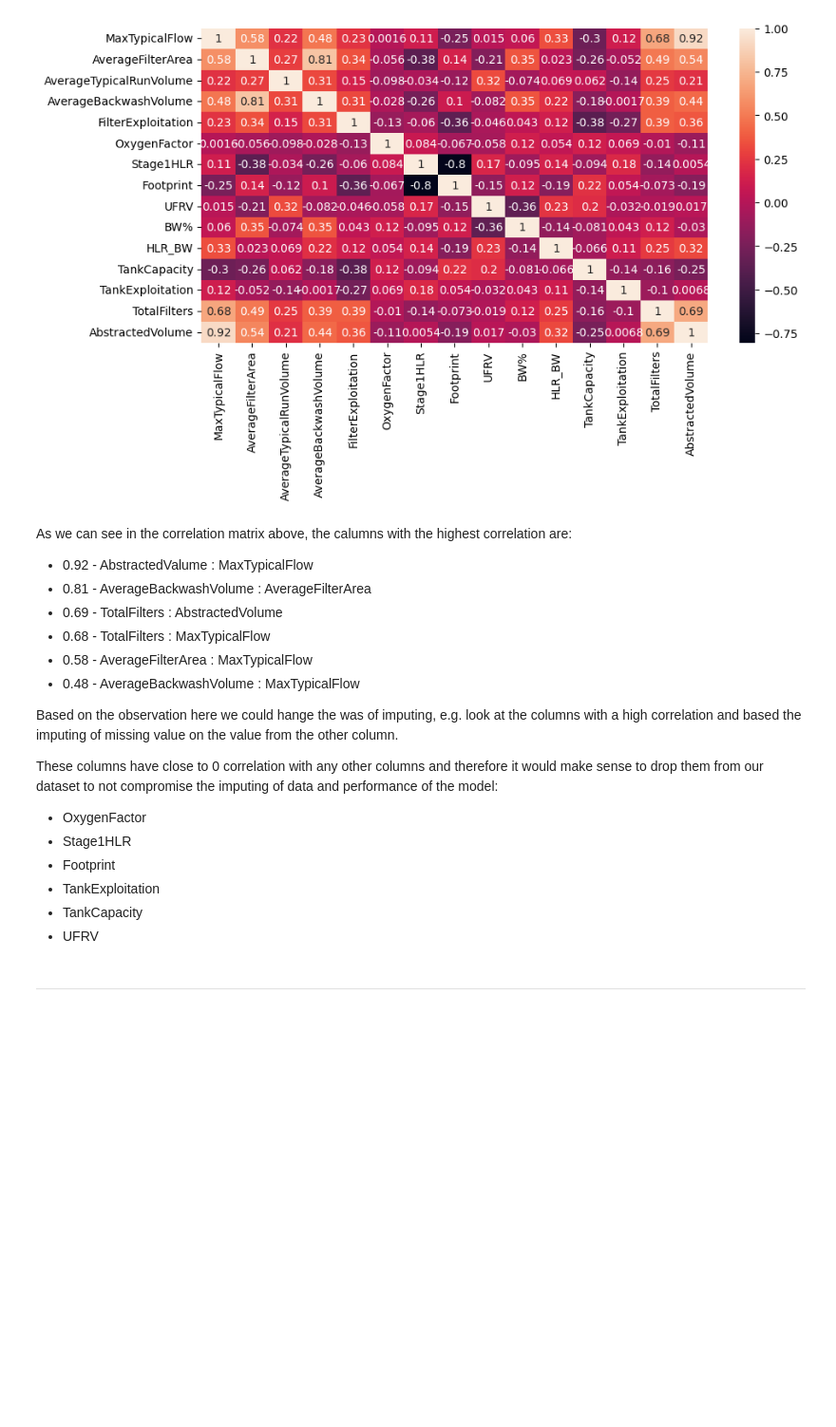
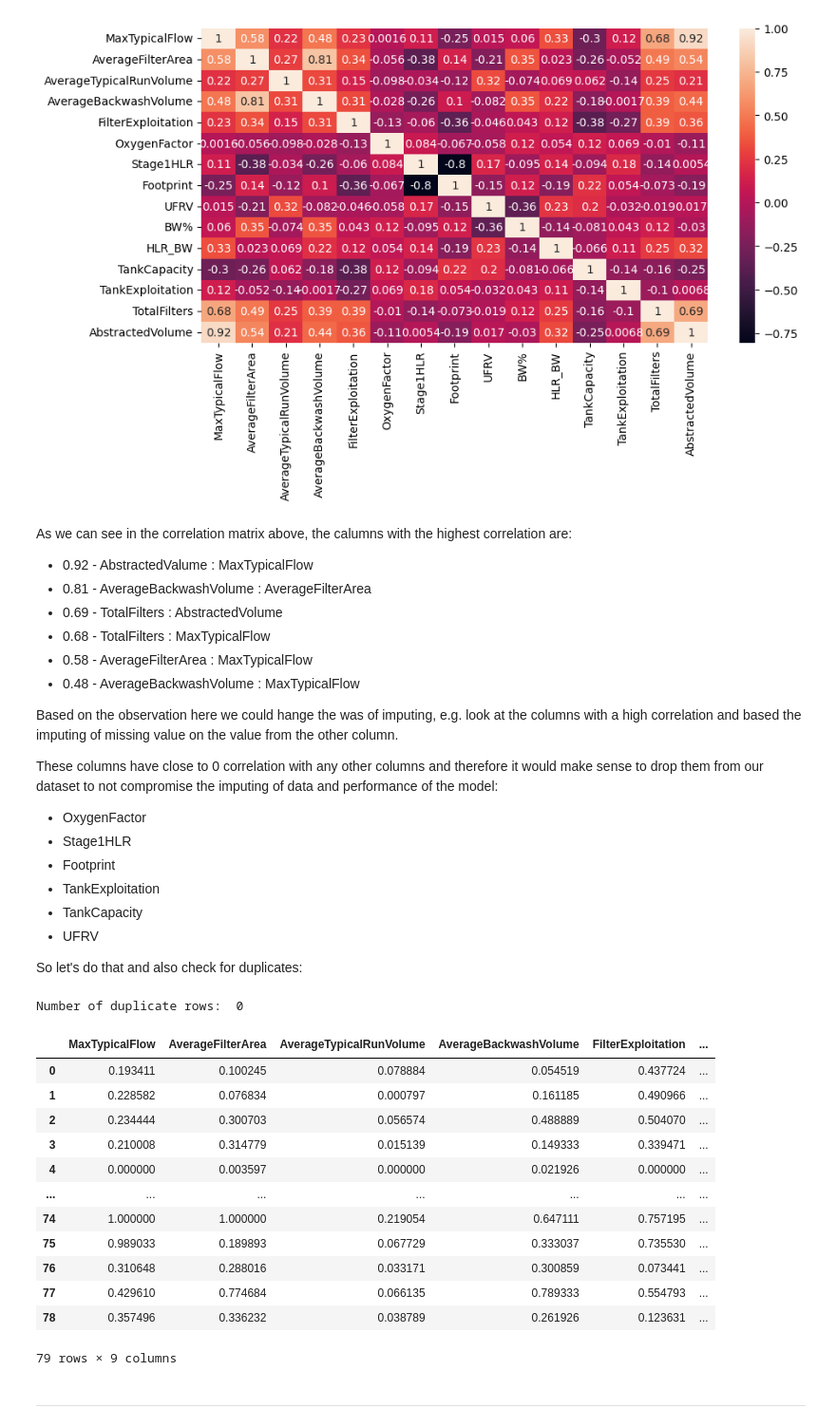
Before and after one commit to MAL-flowdemort/assignment_3, a Jupyter notebook: Preprocessing - Water treatment plants.ipynb, the cells around one changed output. Shown: that part at 95% size. Cells and saved outputs as stored; diff of their text form; code cells hidden in the pictures; blank space fills up the shorter version.

Commit message:
Added check for duplicates and clean Df

```diff
--- a/Preprocessing - Water treatment plants.ipynb
+++ b/Preprocessing - Water treatment plants.ipynb
@@ -238,5 +238,38 @@ plt.show()
 <li>TankCapacity</li>
 <li>UFRV</li>
 </ul>
+
+<p>So let's do that and also check for duplicates:</p>
+# %%
+#drop the following columns: OxygenFactor, Stage1HLR, Footprint, TankExploitation, TankCapacity, UFRV
+columnsToDrop = ['OxygenFactor', 'Stage1HLR', 'Footprint', 'TankExploitation', 'TankCapacity', 'UFRV']
+cleanDf = numericalColumnsDf.drop(columns=columnsToDrop)
+
+duplicate_rows = cleanDf[cleanDf.duplicated()]
+
+print("Number of duplicate rows: ", duplicate_rows.shape[0])
+
+if not duplicate_rows.empty:
+    print("Exact duplicates found:")
+    print(duplicate_rows)
+    cleanDf = cleanDf.drop_duplicates()
+
+
+display(cleanDf)
+# %% [output]
+Number of duplicate rows:  0
+|  | MaxTypicalFlow | AverageFilterArea | AverageTypicalRunVolume | AverageBackwashVolume | FilterExploitation | ... |
+| 0 | 0.193411 | 0.100245 | 0.078884 | 0.054519 | 0.437724 | ... |
+| 1 | 0.228582 | 0.076834 | 0.000797 | 0.161185 | 0.490966 | ... |
+| 2 | 0.234444 | 0.300703 | 0.056574 | 0.488889 | 0.504070 | ... |
+| 3 | 0.210008 | 0.314779 | 0.015139 | 0.149333 | 0.339471 | ... |
+| 4 | 0.000000 | 0.003597 | 0.000000 | 0.021926 | 0.000000 | ... |
+| ... | ... | ... | ... | ... | ... | ... |
+| 74 | 1.000000 | 1.000000 | 0.219054 | 0.647111 | 0.757195 | ... |
+| 75 | 0.989033 | 0.189893 | 0.067729 | 0.333037 | 0.735530 | ... |
+| 76 | 0.310648 | 0.288016 | 0.033171 | 0.300859 | 0.073441 | ... |
+| 77 | 0.429610 | 0.774684 | 0.066135 | 0.789333 | 0.554793 | ... |
+| 78 | 0.357496 | 0.336232 | 0.038789 | 0.261926 | 0.123631 | ... |
+79 rows × 9 columns
 # %% [markdown]
 <hr>
```
Also changed, not shown: parts of 1 cell of this notebook.
